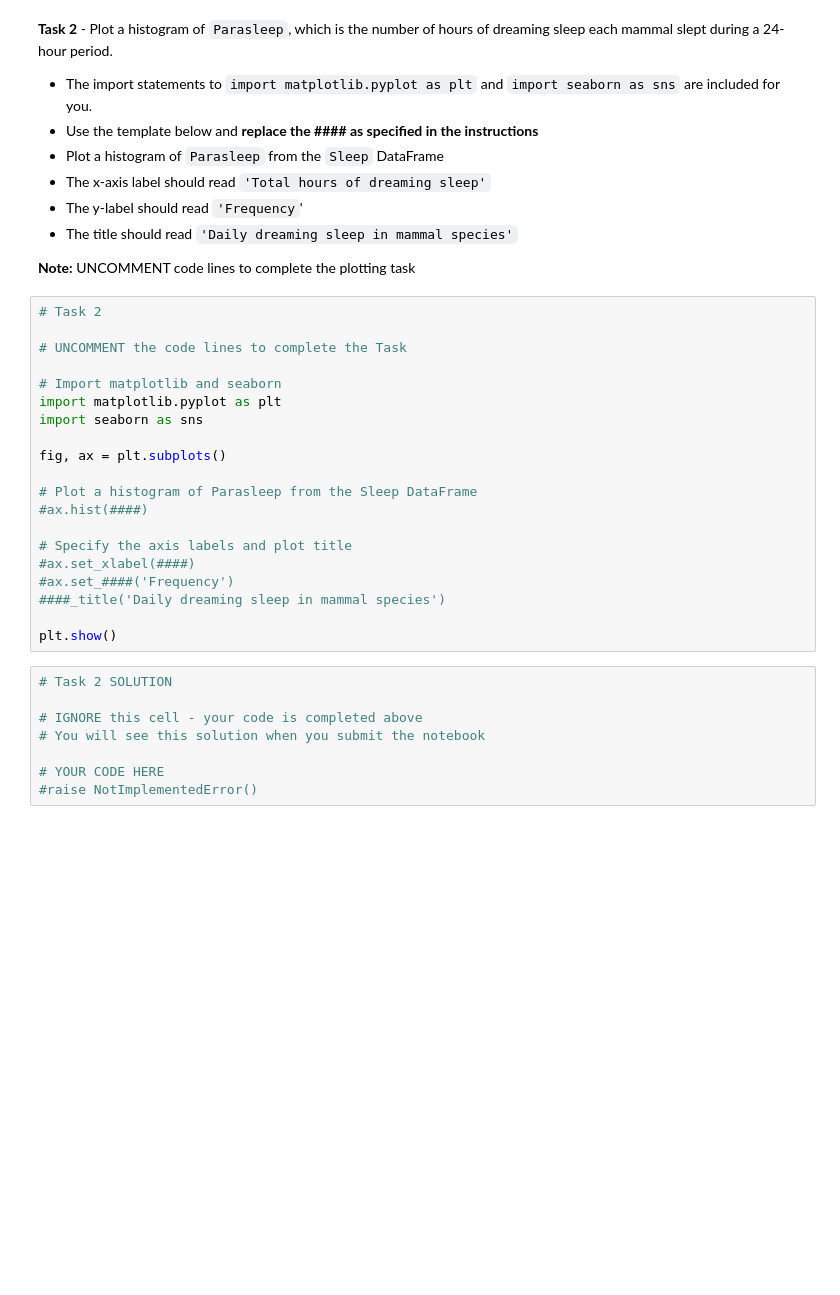
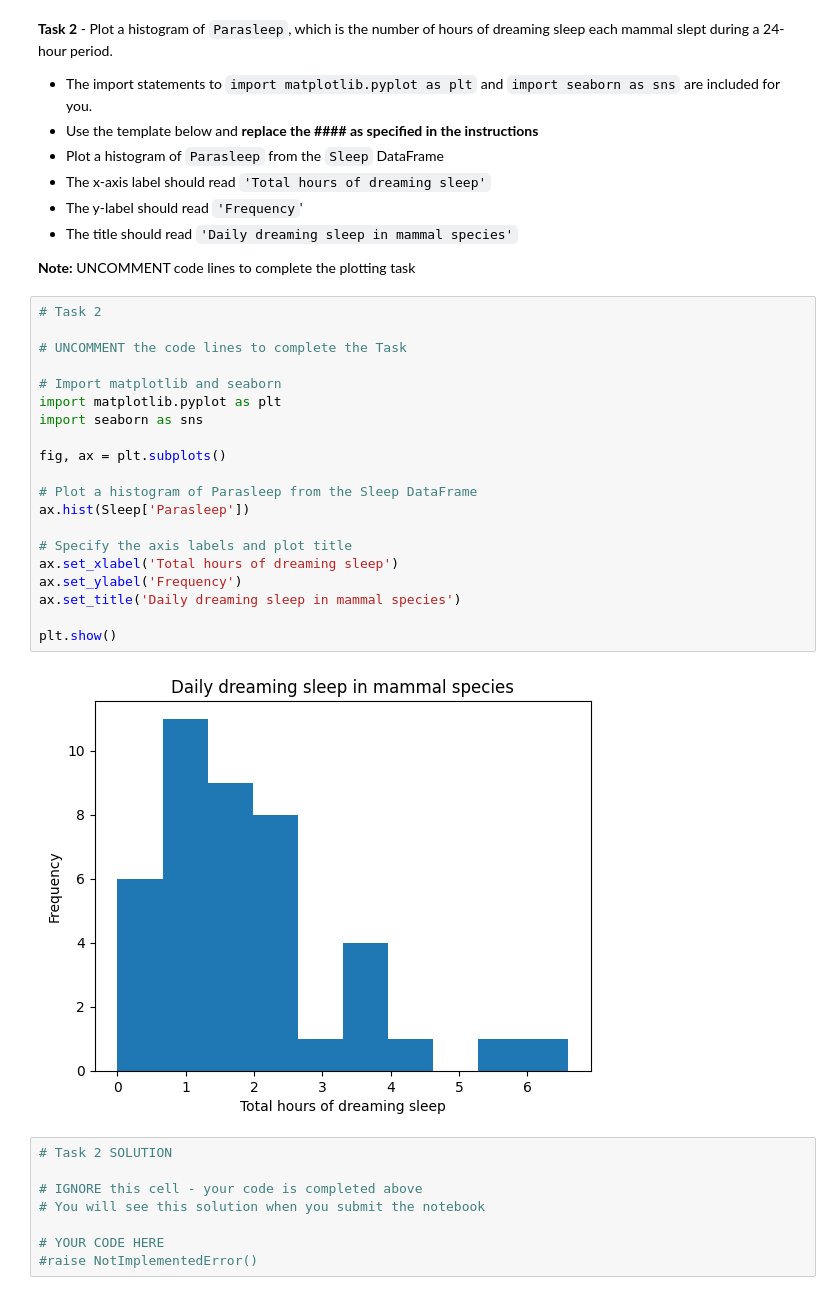
Before and after one commit to sikoh/DS-Data-Wrangling-and-Storytelling, a Jupyter notebook: Make-Explanatory-Visualizations/DS_MakeExplanatoryVisualizations_Homework.ipynb, the cells around one changed output. Drawn from its saved outputs; the diff is of its cells as text; blank space fills up the shorter version.

```diff
--- a/Make-Explanatory-Visualizations/DS_MakeExplanatoryVisualizations_Homework.ipynb
+++ b/Make-Explanatory-Visualizations/DS_MakeExplanatoryVisualizations_Homework.ipynb
@@ -78,23 +78,25 @@ assert len(Sleep) == 42
 # %%
 # Task 2
 
 # UNCOMMENT the code lines to complete the Task
 
 # Import matplotlib and seaborn
 import matplotlib.pyplot as plt
 import seaborn as sns
 
 fig, ax = plt.subplots()
 
 # Plot a histogram of Parasleep from the Sleep DataFrame
-#ax.hist(####)
+ax.hist(Sleep['Parasleep'])
 
 # Specify the axis labels and plot title
-#ax.set_xlabel(####)
-#ax.set_####('Frequency')
-####_title('Daily dreaming sleep in mammal species')
+ax.set_xlabel('Total hours of dreaming sleep')
+ax.set_ylabel('Frequency')
+ax.set_title('Daily dreaming sleep in mammal species')
 
 plt.show()
+# %% [output]
+[figure, added]
 # %%
 # Task 2 SOLUTION
 
```
Also changed, not shown: parts of 3 cells of this notebook.
